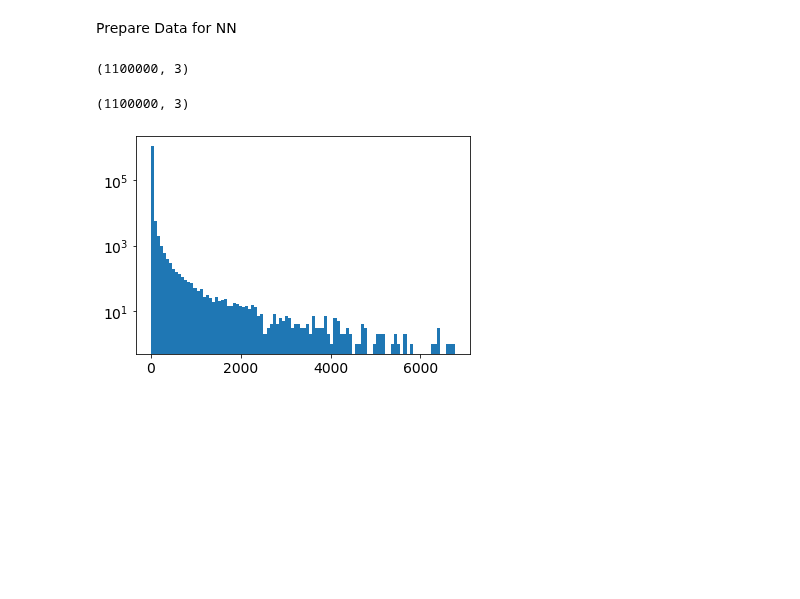
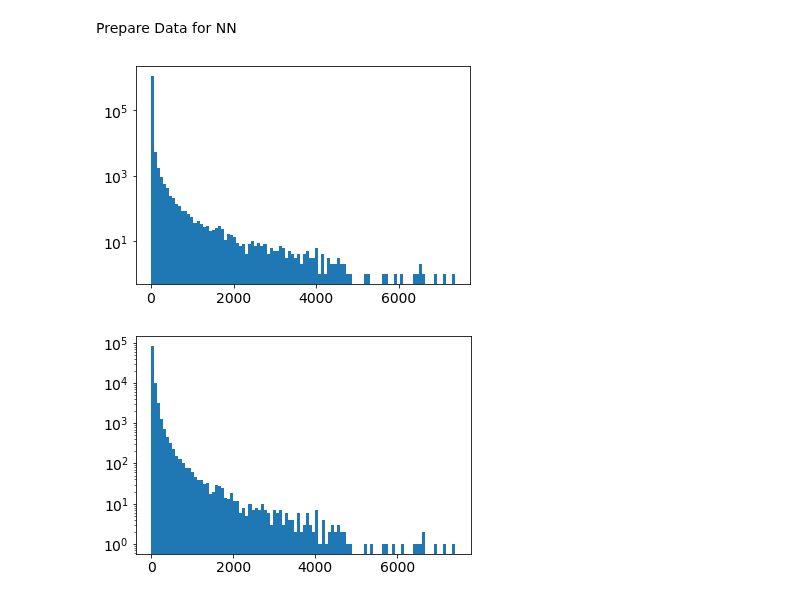
Before and after one commit to philippeller/freeDOM, a Jupyter notebook: notebooks/peller/toy_experiment_NNs.ipynb, the cells around one changed output. Cells and saved outputs as stored; diff of their text form; code cells hidden in the pictures; blank space fills up the shorter version.

```diff
--- a/notebooks/peller/toy_experiment_NNs.ipynb
+++ b/notebooks/peller/toy_experiment_NNs.ipynb
@@ -77,6 +104,2 @@ mc, truth = events
 # %% [markdown]
 Prepare Data for NN
-# %%
-charges = []
-for item in mc:
-    charges.append(item[0])
@@ -85,10 +106,15 @@ charges = np.concatenate(charges)
+# %%
+chargenet.x = []
+hitnet.x = []
+n_hits_per_event = []
+for item in mc:
+    chargenet.x.append(item[0])
+    hitnet.x.append(item[1])
+    n_hits_per_event.append(item[1].shape[0])
+# %%
+chargenet.x = np.concatenate(chargenet.x)
+hitnet.x = np.concatenate(hitnet.x)
+n_hits_per_event = np.array(n_hits_per_event)
 # %%
-theta = np.repeat(truth, len(toy_experiment.detector_xs), axis=0)
+chargenet.t = np.repeat(truth, len(toy_experiment.detector_xs), axis=0)
+hitnet.t = np.repeat(truth, n_hits_per_event, axis=0)
-# %%
-charges.shape
-# %% [output]
-(1100000, 3)
-# %%
-theta.shape
-# %% [output]
-(1100000, 3)
@@ -98,5 +124,5 @@ theta.shape
 # %%
-plt.hist(charges[:,0], bins=100)
+plt.hist(chargenet.x[:,0], bins=100)
 plt.gca().set_yscale('log')
 # %% [output]
-[figure, old version]
+[figure, new version]
@@ -106,3 +129,8 @@ plt.gca().set_yscale('log')
+# %%
+plt.hist(n_hits_per_event, bins=100)
+plt.gca().set_yscale('log')
+# %% [output]
+[figure, added]
 # %%
 def get_dataset(x, t, shuffle_block_size=2**15, batch_size=2**12, test=False):
         '''
```
Also changed, not shown: parts of 51 cells of this notebook.
